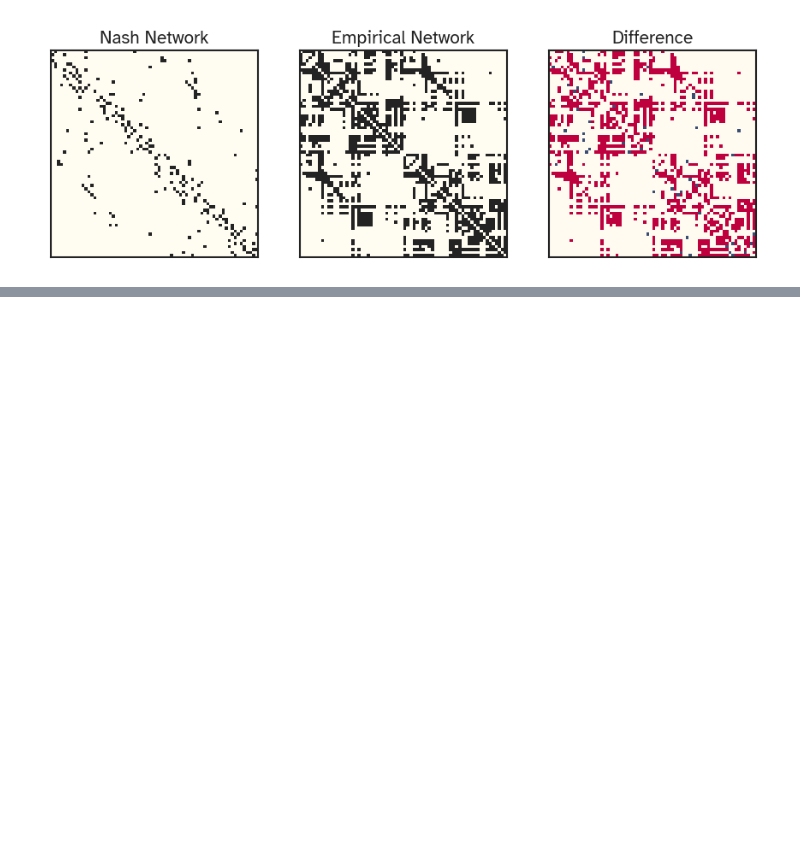
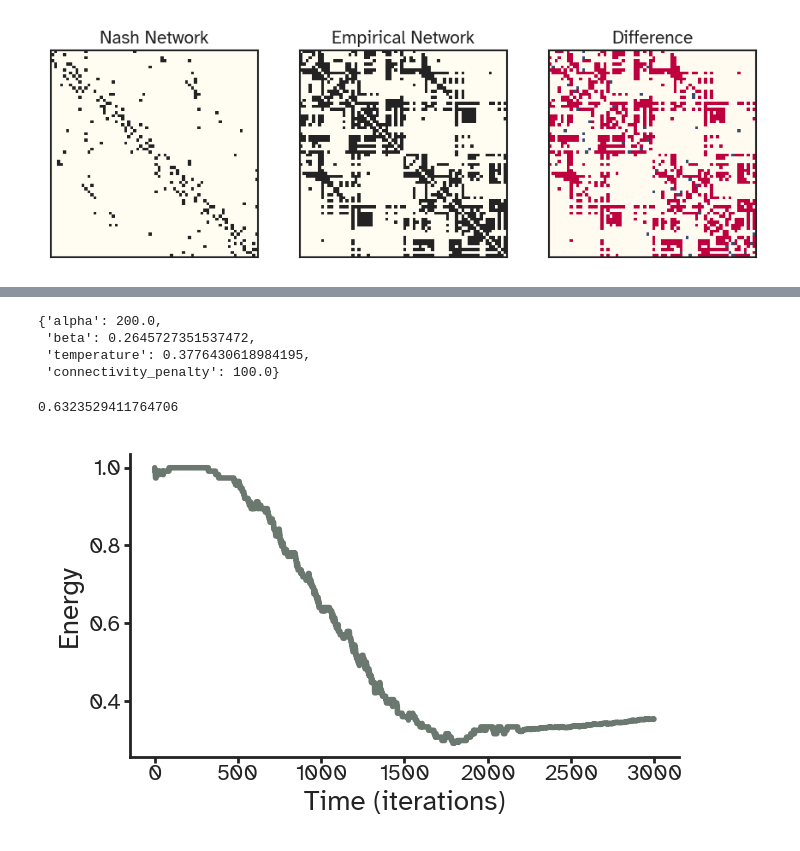
Before and after one commit to kuffmode/Optimal_networks, a Jupyter notebook: playground.ipynb, the cells around one changed output, grey strips where cells are left out. Saved outputs shown, nothing was run; the diff lists cells and outputs as text; code cells hidden in the pictures; blank space fills up the shorter version.

```diff
--- a/playground.ipynb
+++ b/playground.ipynb
@@ -115,22 +175,0 @@ adjacency_history.shape
-# %%
-from scipy.stats import pearsonr
-
-# Initialize the vector to store correlation values
-correlation_vector = np.zeros(adjacency_history.shape[2])
-
-# Compute the column-sum of connectivity
-connectivity_sum = connectivity.sum(axis=0)
-
-# Iterate over each slice of adjacency_history
-for t in range(adjacency_history.shape[2]):
-    # Compute the column-sum of the current slice
-    adjacency_sum = adjacency_history[:, :, t].sum(axis=0)
-
-    # Compute the Pearson correlation
-    correlation, _ = pearsonr(adjacency_sum, connectivity_sum)
-
-    # Store the correlation value
-    correlation_vector[t] = correlation
-
-# Print the correlation vector
-print(correlation_vector)
@@ -162,0 +209,35 @@ sns.despine()
+# %%
+results.best_params
+# %% [output]
+{'alpha': 200.0,
+ 'beta': 0.2645727351537472,
+ 'temperature': 0.3776430618984195,
+ 'connectivity_penalty': 100.0}
+# %%
+results.best_score
+# %% [output]
+0.6323529411764706
+# %%
+fixed_params = NetworkParameters(
+    mode=SimulationMode.FIXED,
+    alpha=results.best_params['alpha'],
+    beta=0.1,
+    temperature=0.1,
+    connectivity_penalty=100
+)
+# Create network
+network = DevelopingNetwork(coordinates, fixed_params)
+
+# Run simulation
+adjacency_history = network.simulate(n_iterations=3_000)
+fit_vector = np.zeros(adjacency_history.shape[2])
+for t in tqdm(range(adjacency_history.shape[2]), desc="Evaluating network evolution"):
+    fit_vector[t] = evaluator(adjacency_history[:,:,t], connectivity, euclidean_dis)
+
+plt.figure(figsize=viz.cm_to_inch(default_sizes['half_column']), dpi=200)
+plt.plot(fit_vector,lw=2)
+plt.xlabel("Time (iterations)")
+plt.ylabel("Energy")
+sns.despine()
+# %% [output]
+[figure, added]
```
Also changed, not shown: parts of 11 cells of this notebook.
